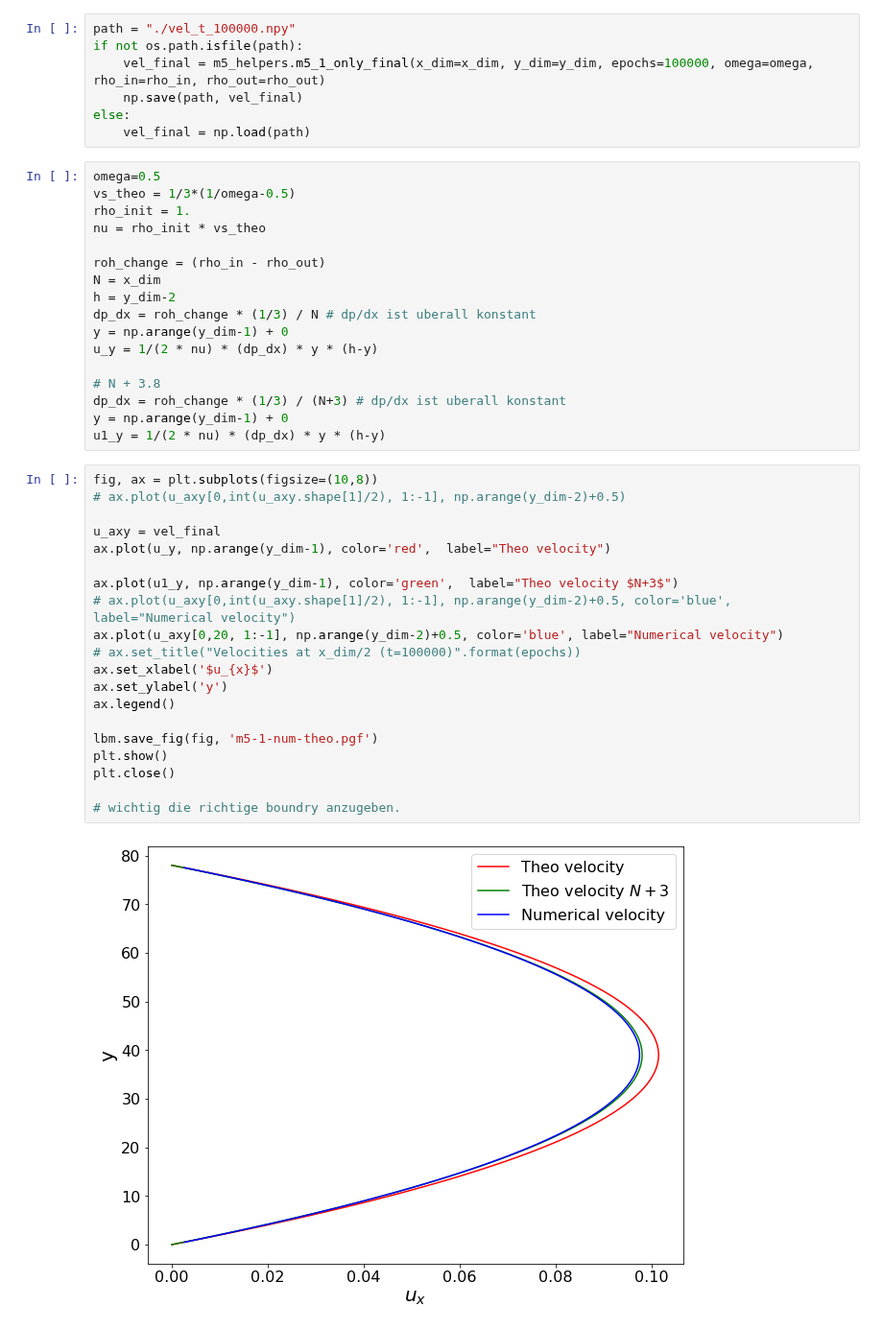
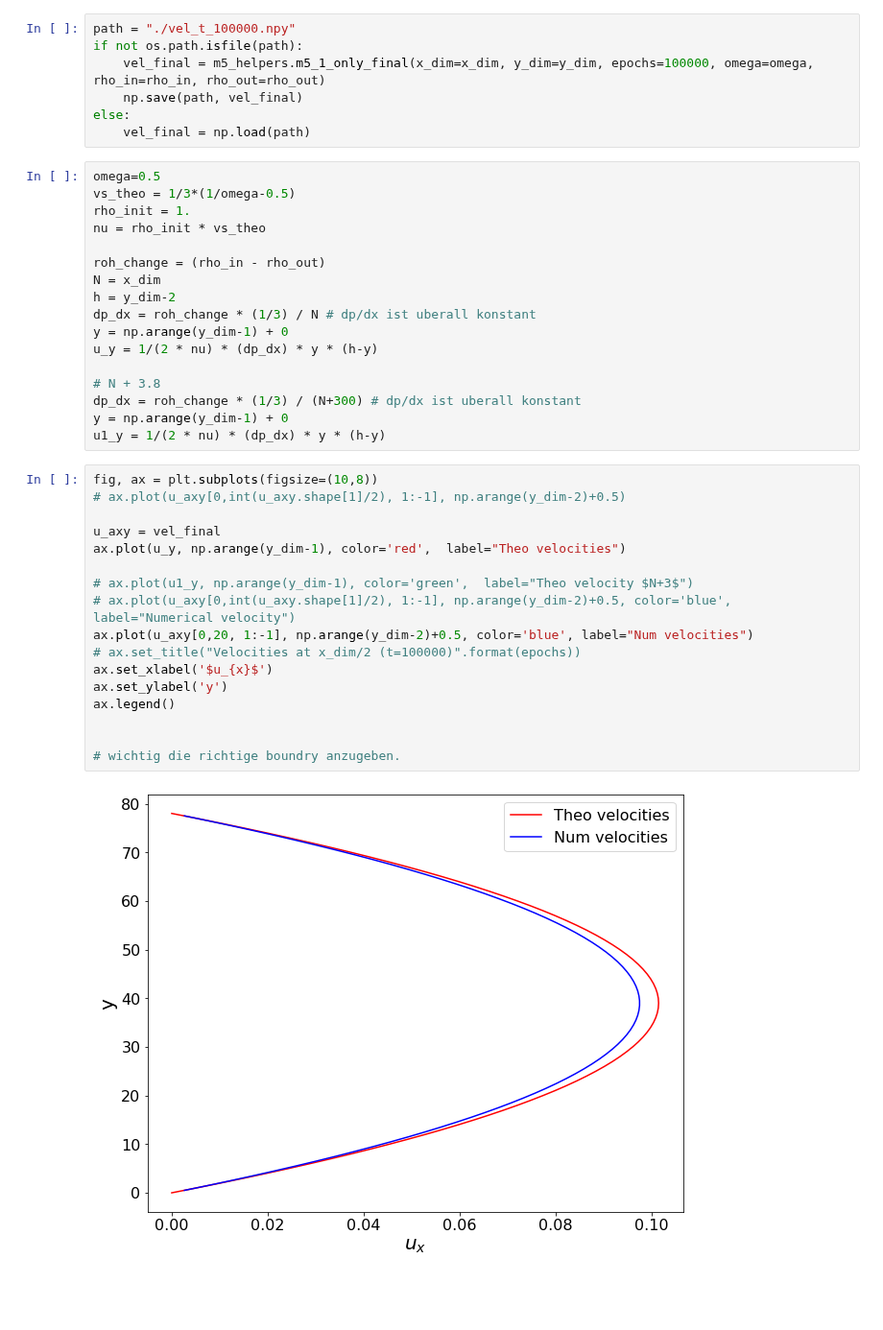
Before and after one commit to jonas27/pylbm, a Jupyter notebook: milestones/m5/m5.ipynb, the cells around one changed output. Shown at 96% size. Drawn from its saved outputs; the diff is of its cells as text; blank space fills up the shorter version.

```diff
--- a/milestones/m5/m5.ipynb
+++ b/milestones/m5/m5.ipynb
@@ -126,28 +126,25 @@ y = np.arange(y_dim-1) + 0
 u_y = 1/(2 * nu) * (dp_dx) * y * (h-y)
 
 # N + 3.8
-dp_dx = roh_change * (1/3) / (N+3) # dp/dx ist uberall konstant
+dp_dx = roh_change * (1/3) / (N+300) # dp/dx ist uberall konstant
 y = np.arange(y_dim-1) + 0
 u1_y = 1/(2 * nu) * (dp_dx) * y * (h-y)
 # %%
 fig, ax = plt.subplots(figsize=(10,8))
 # ax.plot(u_axy[0,int(u_axy.shape[1]/2), 1:-1], np.arange(y_dim-2)+0.5)
 
 u_axy = vel_final
-ax.plot(u_y, np.arange(y_dim-1), color='red',  label="Theo velocity")
+ax.plot(u_y, np.arange(y_dim-1), color='red',  label="Theo velocities")
 
-ax.plot(u1_y, np.arange(y_dim-1), color='green',  label="Theo velocity $N+3$")
+# ax.plot(u1_y, np.arange(y_dim-1), color='green',  label="Theo velocity $N+3$")
 # ax.plot(u_axy[0,int(u_axy.shape[1]/2), 1:-1], np.arange(y_dim-2)+0.5, color='blue', label="Numerical velocity")
-ax.plot(u_axy[0,20, 1:-1], np.arange(y_dim-2)+0.5, color='blue', label="Numerical velocity")
+ax.plot(u_axy[0,20, 1:-1], np.arange(y_dim-2)+0.5, color='blue', label="Num velocities")
 # ax.set_title("Velocities at x_dim/2 (t=100000)".format(epochs))
 ax.set_xlabel('$u_{x}$')
 ax.set_ylabel('y')
 ax.legend()
 
-lbm.save_fig(fig, 'm5-1-num-theo.pgf')
-plt.show()
-plt.close()
 
 # wichtig die richtige boundry anzugeben.
 # %% [output]
-[figure, old version]
+[figure, new version]
```
Also changed, not shown: parts of 3 cells of this notebook, 2 other files.
